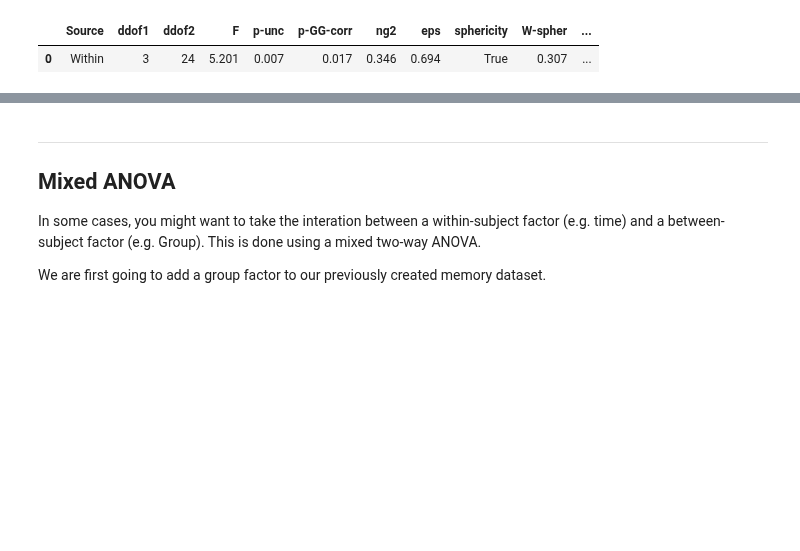
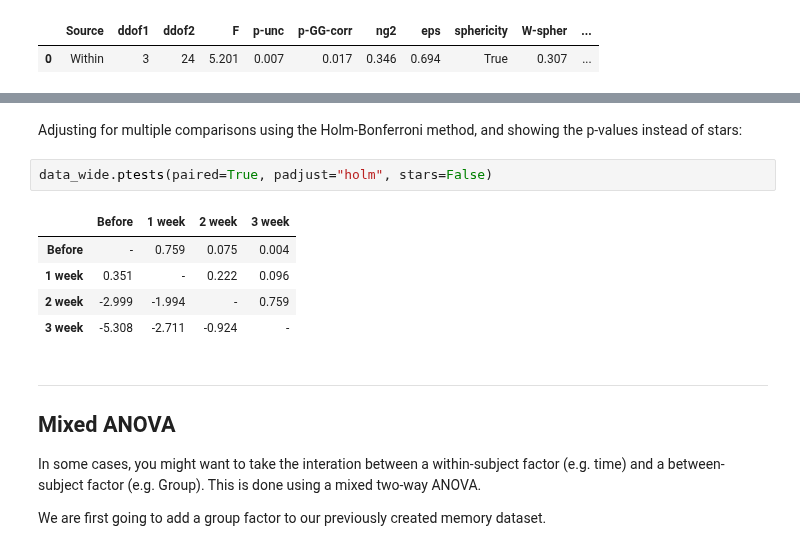
Before and after one commit to raphaelvallat/pingouin, a Jupyter notebook: notebooks/01_ANOVA.ipynb, the cells around one changed output, grey strips where cells are left out. Cells and saved outputs as stored; diff of their text form; blank space fills up the shorter version.

```diff
--- a/notebooks/01_ANOVA.ipynb
+++ b/notebooks/01_ANOVA.ipynb
@@ -297,3 +307,13 @@ pg.rm_anova(data_wide, correction=True)
+# %% [markdown]
+Adjusting for multiple comparisons using the Holm-Bonferroni method, and showing the p-values instead of stars:
+# %%
+data_wide.ptests(paired=True, padjust="holm", stars=False)
+# %% [output]
+|  | Before | 1 week | 2 week | 3 week |
+| Before | - | 0.759 | 0.075 | 0.004 |
+| 1 week | 0.351 | - | 0.222 | 0.096 |
+| 2 week | -2.999 | -1.994 | - | 0.759 |
+| 3 week | -5.308 | -2.711 | -0.924 | - |
 # %% [markdown]
 ***
 
```
Also changed, not shown: parts of 2 cells of this notebook, 3 other files.
